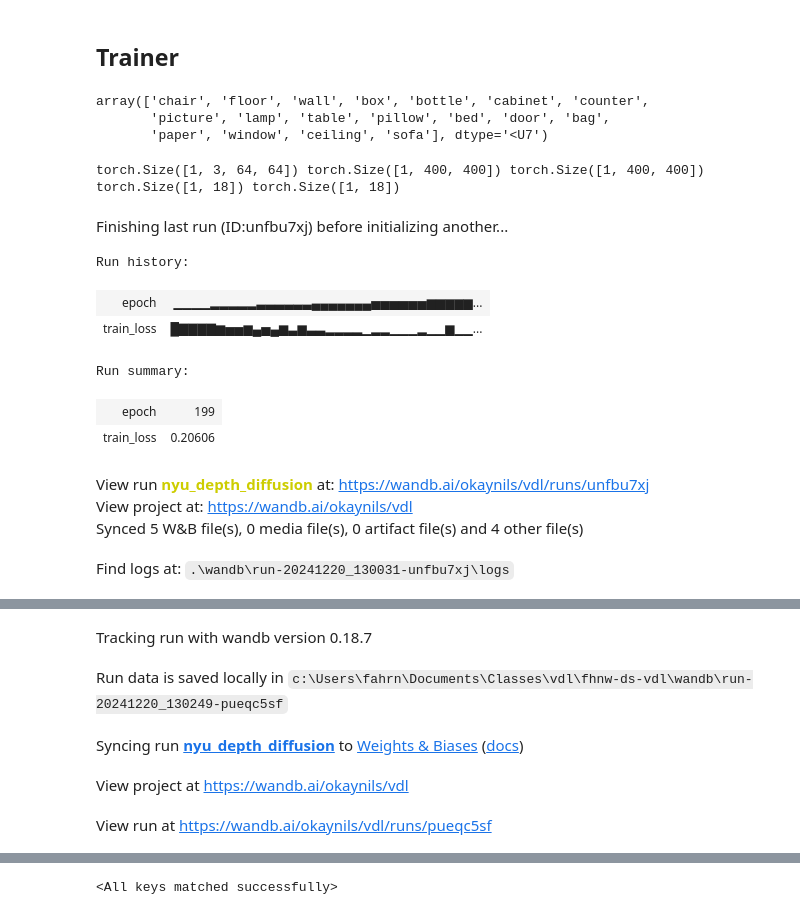
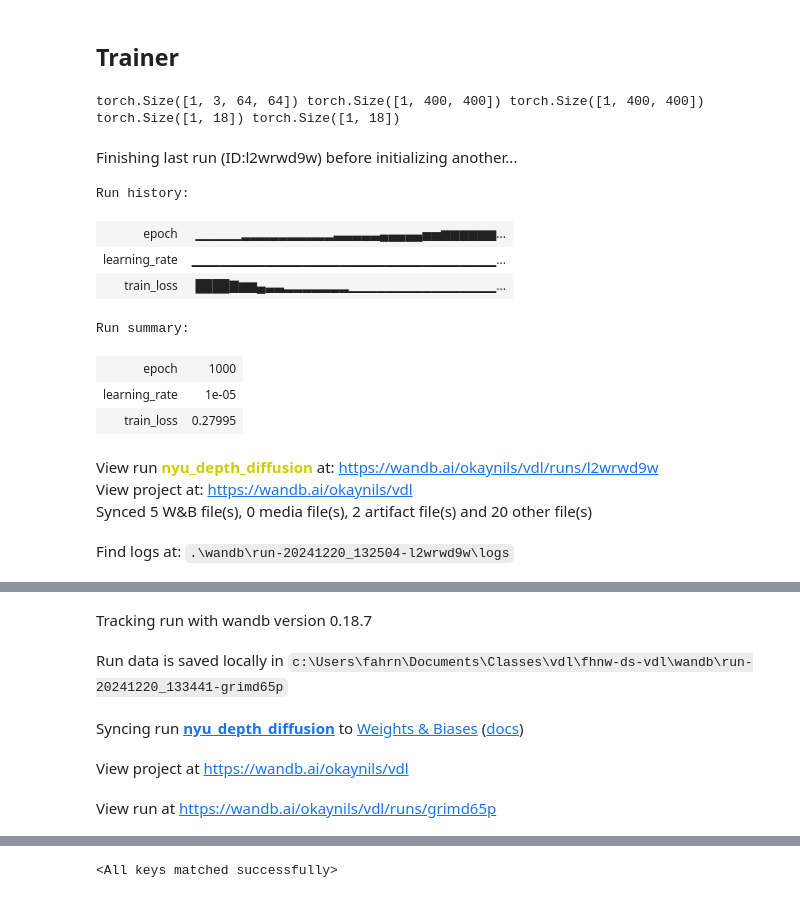
Before and after one commit to okaynils/fhnw-ds-vdl, a Jupyter notebook: notebook.ipynb, the cells around one changed output, grey strips where cells are left out. Saved outputs shown, nothing was run; the diff lists cells and outputs as text; code cells hidden in the pictures.

Commit message:
added learning rate scheduler to trainer

```diff
--- a/notebook.ipynb
+++ b/notebook.ipynb
@@ -135,12 +135,6 @@ class Diffusion:
         return x
 # %% [markdown]
 ## Trainer
-# %%
-dataset.resolved_names
-# %% [output]
-array(['chair', 'floor', 'wall', 'box', 'bottle', 'cabinet', 'counter',
-       'picture', 'lamp', 'table', 'pillow', 'bed', 'door', 'bag',
-       'paper', 'window', 'ceiling', 'sofa'], dtype='<U7')
 # %%
 import torch
 import torch.nn.functional as F
@@ -154,10 +148,13 @@ import logging
 logger = logging.getLogger(__name__)
 
 class Trainer:
-    def __init__(self, model, diffusion, optimizer, epochs, device, train_dataloader, val_dataloader=None, run_name='diffusion_model', project_name='diffusion_project', save_dir='models', ema_decay=0.995, sample_images_every=100, resolved_names: str=None):
+    def __init__(self, model, diffusion, optimizer, epochs, device, train_dataloader, val_dataloader=None,
+                 run_name='diffusion_model', project_name='diffusion_project', save_dir='models', ema_decay=0.995,
+                 sample_images_every=100, resolved_names=None, scheduler=None):
         self.model = model.to(device)
         self.diffusion = diffusion
         self.optimizer = optimizer
+        self.scheduler = scheduler
         self.epochs = epochs
         self.device = device
         self.train_dataloader = train_dataloader
@@ -214,6 +211,10 @@ class Trainer:
 
             epoch_loss += loss.item()
 
+        # Step the scheduler if it's provided
+        if self.scheduler:
+            self.scheduler.step()
+
         avg_loss = epoch_loss / len(self.train_dataloader)
         return avg_loss
 
@@ -261,7 +262,6 @@ class Trainer:
             labels = [(self.resolved_names[idx], depth_vectors[i, idx].item()) for idx in indices]
             class_labels.append(labels)
 
-
         default_sampled_images = self.diffusion.sample(self.model, n=n, class_vectors=class_vectors, depth_vectors=depth_vectors)
         ema_sampled_images = self.diffusion.sample(self.ema_model, n=n, class_vectors=class_vectors, depth_vectors=depth_vectors)
 
@@ -292,6 +292,8 @@ class Trainer:
             train_loss = self._train_epoch()
             wandb.log({"train_loss": train_loss, "epoch": epoch + 1})
             logger.info(f"Train Loss: {train_loss:.4f}")
+            current_lr = self.optimizer.param_groups[0]['lr']
+            wandb.log({'learning_rate': current_lr, 'epoch': epoch + 1})
 
             if epoch % self.sample_images_every == 0:
                 self._plot_samples()
@@ -303,7 +305,6 @@ class Trainer:
                 self._save_model(val_loss)
             else:
                 self._save_model(train_loss)
-
 
     def test(self, test_dataloader):
         self.model.eval()
@@ -343,41 +344,45 @@ device = torch.device('cuda' if torch.cuda.is_available() else 'mps')
 
 train_loader = DataLoader(dataset[:1], batch_size=batch_size, shuffle=True, num_workers=0)
 
 # Initialize model
 num_classes = 18
 model = UNet_Baseline(num_classes=num_classes, device=device)
 
 # Initialize diffusion process
 diffusion = Diffusion(noise_steps=1000, beta_start=0.0001, beta_end=0.002, img_size=64, device="cuda")
 
 # Initialize optimizer
 optimizer = torch.optim.AdamW(model.parameters(), lr=learning_rate)
+scheduler = torch.optim.lr_scheduler.CosineAnnealingLR(optimizer, T_max=epochs)
 
 # Initialize trainer
 trainer = Trainer(
     model=model,
     diffusion=diffusion,
     optimizer=optimizer,
     epochs=epochs,
     device=device,
     train_dataloader=train_loader,
     run_name='nyu_depth_diffusion',
     project_name='vdl',
     save_dir='models',
-    resolved_names=dataset.resolved_names
+    resolved_names=dataset.resolved_names,
+    scheduler=scheduler
 )
 
 # Start training
 trainer.run()
 # %% [output]
-Finishing last run (ID:unfbu7xj) before initializing another...
+Finishing last run (ID:l2wrwd9w) before initializing another...
 Run history:
-| epoch | ▁▁▁▁▂▂▂▂▂▃▃▃▃▃▃▄▄▄▄▄▄▄▅▅▅▅▅▅▆▆▆▆▆... |
-| train_loss | █▇▇▇▇▆▅▅▆▄▅▄▆▃▆▃▃▂▂▂▂▁▂▂▁▁▁▂▁▁▆▁▁... |
+| epoch | ▁▁▁▁▁▂▂▂▂▂▂▂▂▂▂▃▃▃▃▃▄▄▄▄▄▅▅▆▆▆▆▆▆... |
+| learning_rate | ▁▁▁▁▁▁▁▁▁▁▁▁▁▁▁▁▁▁▁▁▁▁▁▁▁▁▁▁▁▁▁▁▁... |
+| train_loss | ████▇▆▆▄▃▃▂▂▂▂▂▂▂▁▁▁▁▁▁▁▁▁▁▁▁▁▁▁▁... |
 Run summary:
-| epoch | 199 |
-| train_loss | 0.20606 |
+| epoch | 1000 |
+| learning_rate | 1e-05 |
+| train_loss | 0.27995 |
-View run nyu_depth_diffusion at: https://wandb.ai/okaynils/vdl/runs/unfbu7xj
+View run nyu_depth_diffusion at: https://wandb.ai/okaynils/vdl/runs/l2wrwd9w
 View project at: https://wandb.ai/okaynils/vdl
-Synced 5 W&B file(s), 0 media file(s), 0 artifact file(s) and 4 other file(s)
+Synced 5 W&B file(s), 0 media file(s), 2 artifact file(s) and 20 other file(s)
-Find logs at: .\wandb\run-20241220_130031-unfbu7xj\logs
+Find logs at: .\wandb\run-20241220_132504-l2wrwd9w\logs
@@ -385,5 +390,5 @@ Successfully finished last run (ID:unfbu7xj). Initializing new run:
 Tracking run with wandb version 0.18.7
-Run data is saved locally in c:\Users\fahrn\Documents\Classes\vdl\fhnw-ds-vdl\wandb\run-20241220_130249-pueqc5sf
+Run data is saved locally in c:\Users\fahrn\Documents\Classes\vdl\fhnw-ds-vdl\wandb\run-20241220_133441-grimd65p
 Syncing run nyu_depth_diffusion to Weights & Biases (docs)
 View project at https://wandb.ai/okaynils/vdl
-View run at https://wandb.ai/okaynils/vdl/runs/pueqc5sf
+View run at https://wandb.ai/okaynils/vdl/runs/grimd65p
```
Also changed, not shown: parts of 1 cell of this notebook.
